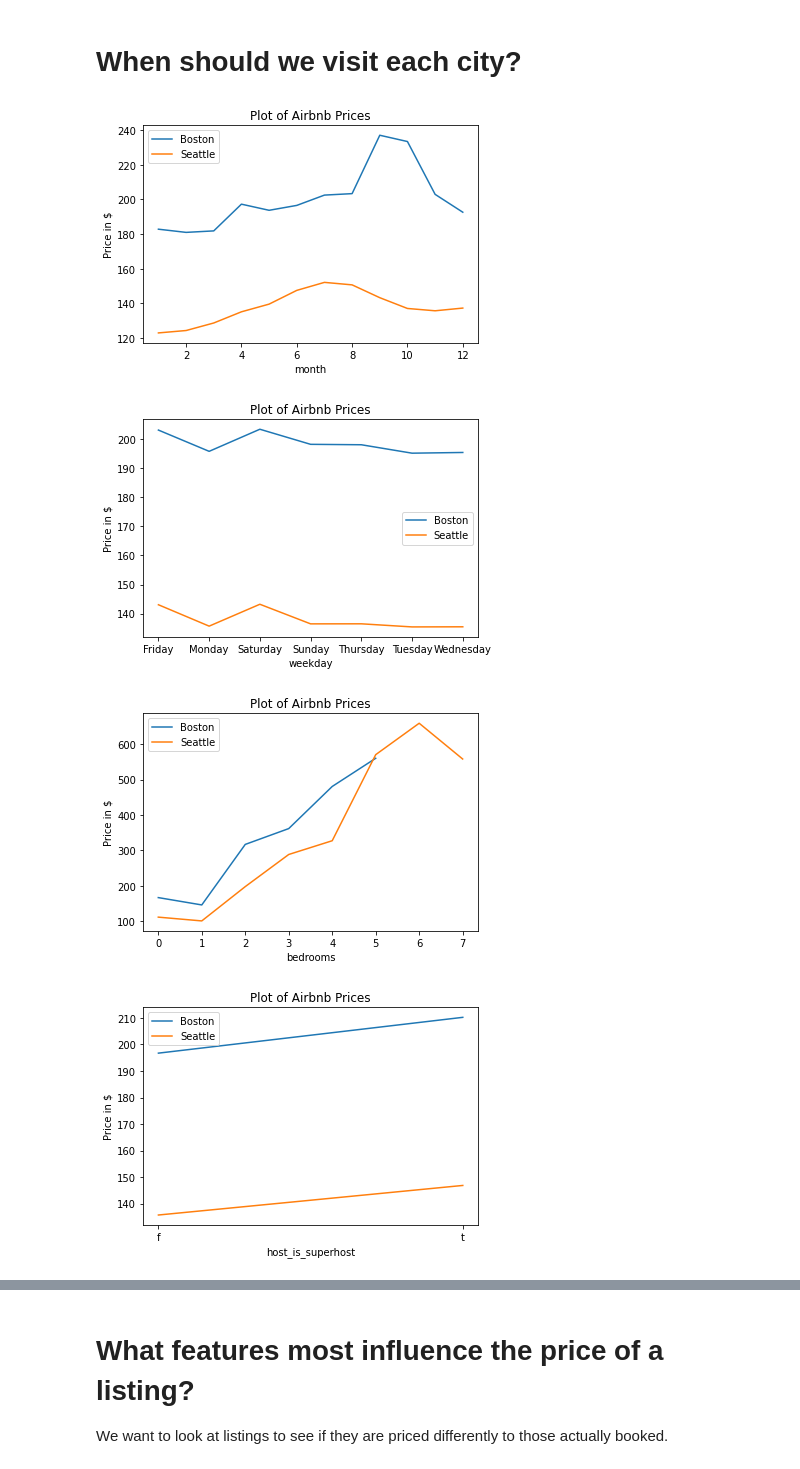
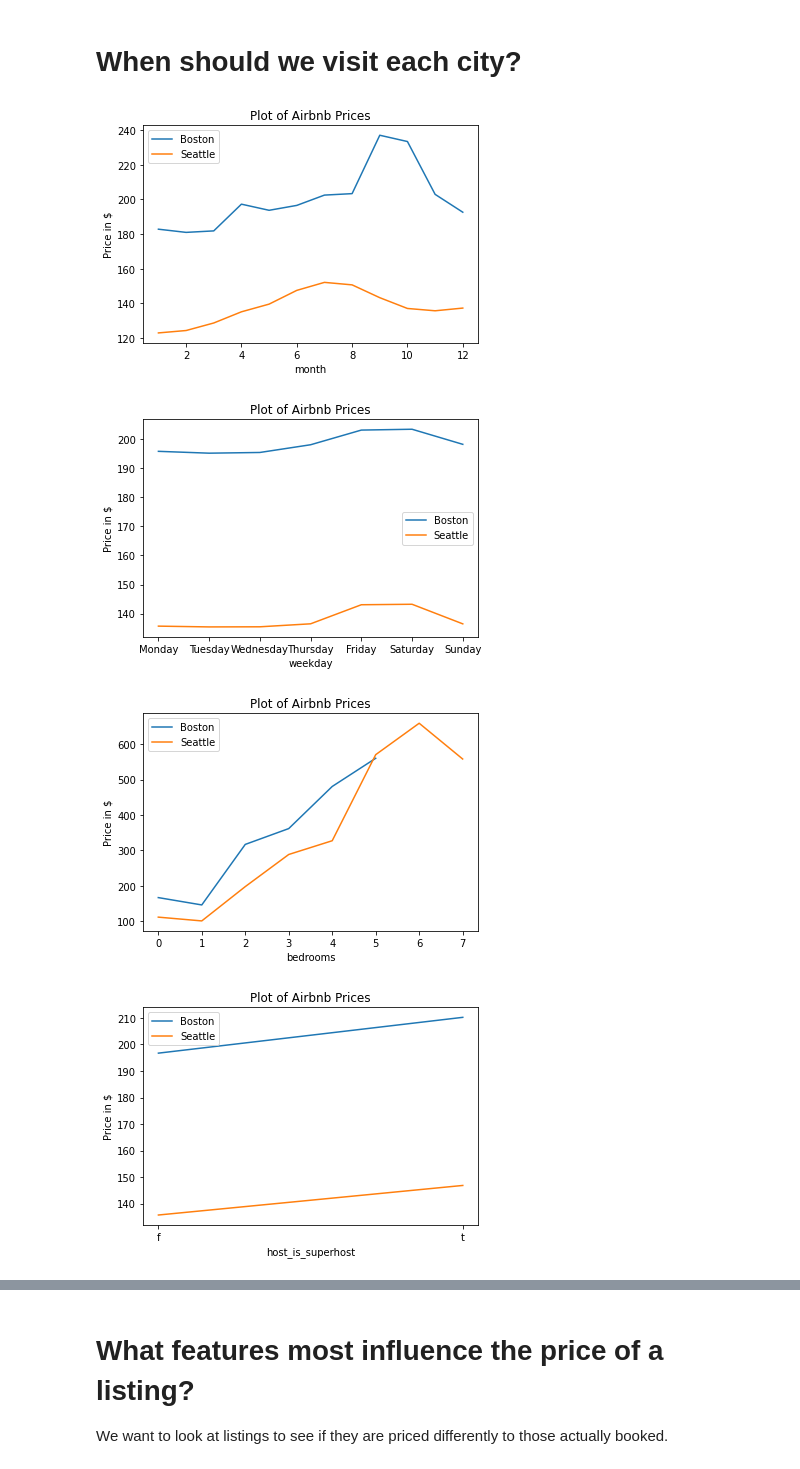
Before and after one commit to nkreimold/Udacity-Airbnb-Exploration, a Jupyter notebook: Analysis.ipynb, the cells around one changed output, grey strips where cells are left out. Saved outputs shown, nothing was run; the diff lists cells and outputs as text; code cells hidden in the pictures.

```diff
--- a/Analysis.ipynb
+++ b/Analysis.ipynb
@@ -297,36 +297,36 @@ def Lineplot(All_Data,var,target):
     df=df.reset_index()
 
 
     #order dataframe if it's by weekday
     if var=='weekday':
         cats = ['Monday', 'Tuesday', 'Wednesday', 'Thursday', 'Friday', 'Saturday', 'Sunday']
         df['weekday'] = pd.Categorical(df['weekday'], categories=cats, ordered=True)
         df = df.sort_values('weekday')
 
 
 
     #split by city
-    x1 = All_Data[All_Data['city']=='Seattle']
-    x2 = All_Data[All_Data['city']=='Boston']
+    x1 = df[df['city']=='Seattle']
+    x2 = df[df['city']=='Boston']
 
     #create a line plot of the two cities
     kwargs = dict(alpha=0.5, bins=100)
     plt.figure();
     plt.plot(x2.groupby([var])[target].mean(), label='Boston')
     plt.plot(x1.groupby([var])[target].mean(), label='Seattle')
     plt.gca().set(title='Plot of Airbnb Prices', ylabel='Price in $',xlabel=var)
     plt.legend();
 
 
 Lineplot(All_Data,'month','pricepaid')
 Lineplot(All_Data,'weekday','pricepaid')
 Lineplot(All_Data,'bedrooms','pricepaid')
 Lineplot(All_Data,'host_is_superhost','pricepaid')
 Lineplot(All_Data,'instant_bookable','pricepaid')
 Lineplot(All_Data,'EntireHome','pricepaid')
 # %% [output]
 [figure]
-[figure, old version]
+[figure, new version]
 [figure]
 [figure]
 [figure]
```
Also changed, not shown: parts of 1 cell of this notebook.
